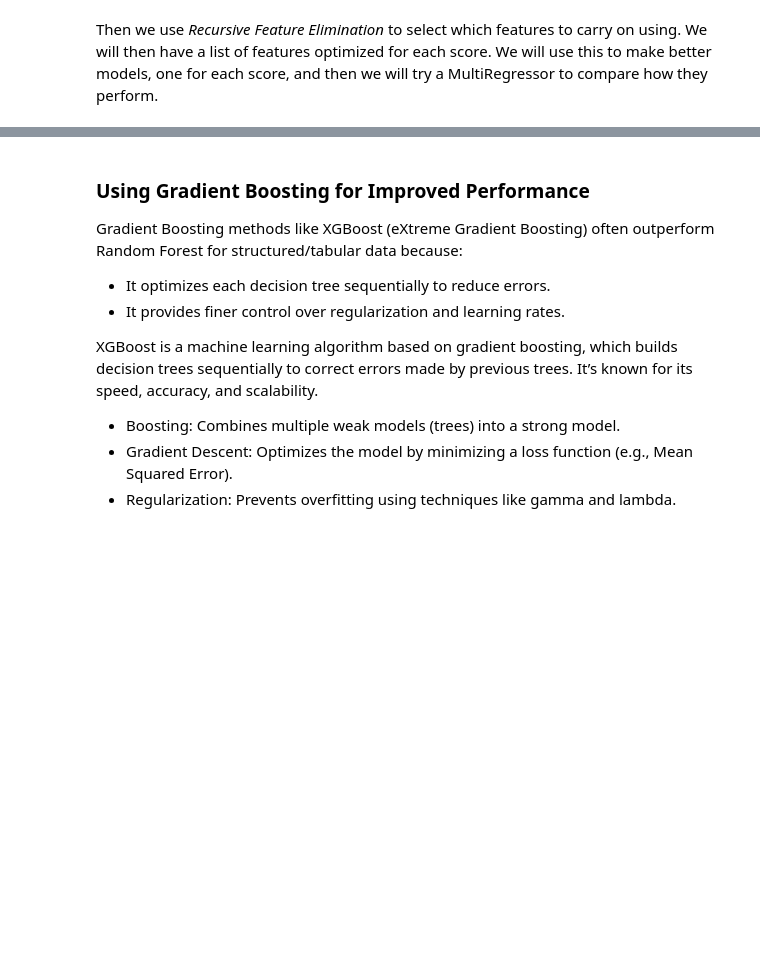
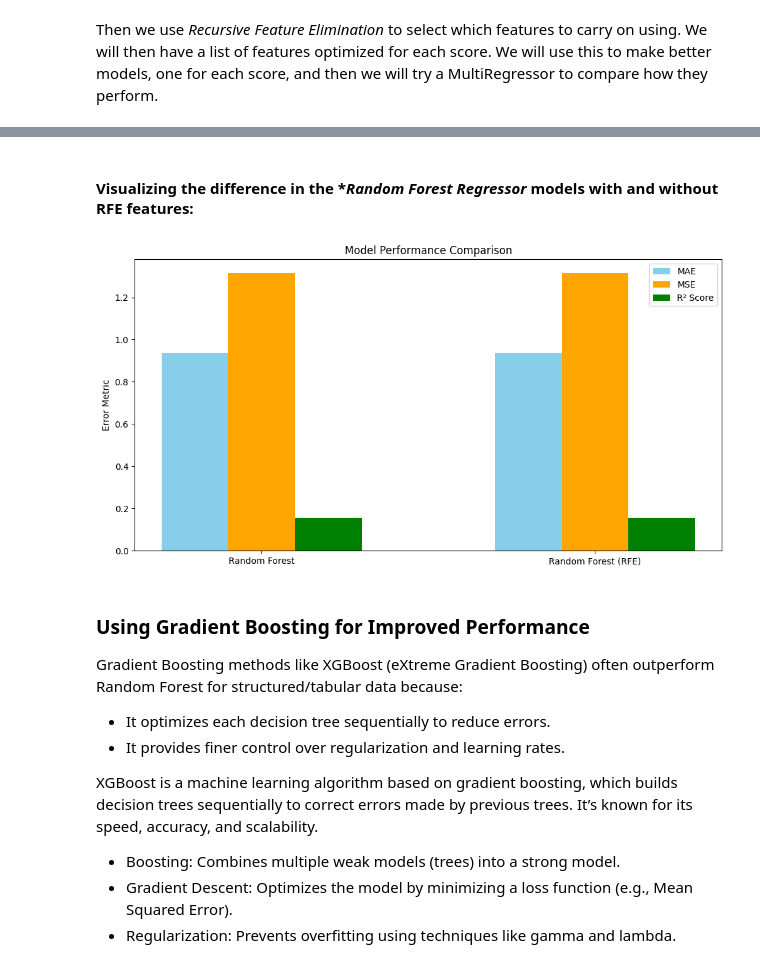
Before and after one commit to SanderBakke/MALIS_project, a Jupyter notebook: notebooks/notebook.ipynb, the cells around one changed output, grey strips where cells are left out. Cells and saved outputs as stored; diff of their text form; code cells hidden in the pictures; blank space fills up the shorter version.

```diff
--- a/notebooks/notebook.ipynb
+++ b/notebooks/notebook.ipynb
@@ -234,3 +283,35 @@ R^2 Score: 0.534049799196787
+# %% [markdown]
+#### Visualizing the difference in the **Random Forest Regressor* models with and without **RFE** features:
+# %%
+# Visualize Comparison of Models
+models = ['Random Forest', 'Random Forest (RFE)']
+mae = [
+    mean_absolute_error(y_test_home, rf_home.predict(X_test_home)),
+    mean_absolute_error(y_test_home, y_pred_home_rfe)
+]
+mse = [
+    mean_squared_error(y_test_home, rf_home.predict(X_test_home)),
+    mean_squared_error(y_test_home, y_pred_home_rfe)
+]
+r2 = [
+    r2_score(y_test_home, rf_home.predict(X_test_home)),
+    r2_score(y_test_home, y_pred_home_rfe)
+]
+
+x = np.arange(len(models))
+
+plt.figure(figsize=(12, 6))
+plt.bar(x - 0.2, mae, 0.2, label='MAE', color='skyblue')
+plt.bar(x, mse, 0.2, label='MSE', color='orange')
+plt.bar(x + 0.2, r2, 0.2, label='R² Score', color='green')
+
+plt.xticks(x, models)
+plt.ylabel('Error Metric')
+plt.title('Model Performance Comparison')
+plt.legend()
+plt.show()
+# %% [output]
+[figure, added]
 # %% [markdown]
 ### Using Gradient Boosting for Improved Performance
 Gradient Boosting methods like XGBoost (eXtreme Gradient Boosting) often outperform Random Forest for structured/tabular data because:
```
Also changed, not shown: parts of 28 cells of this notebook.
